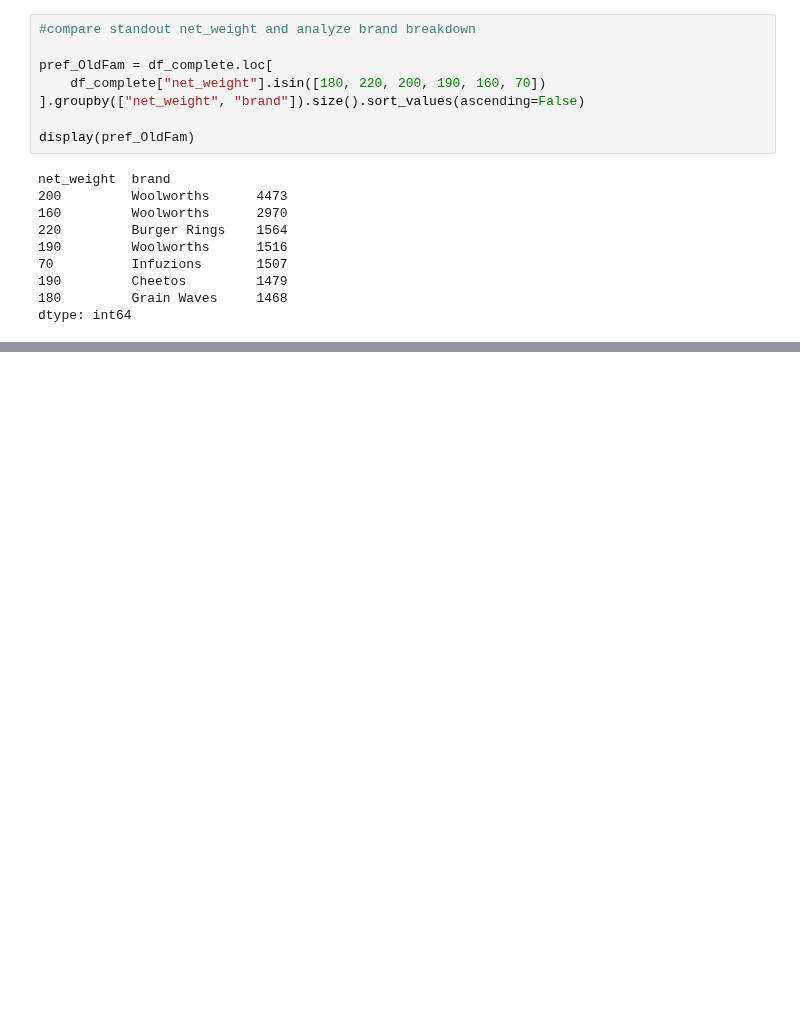
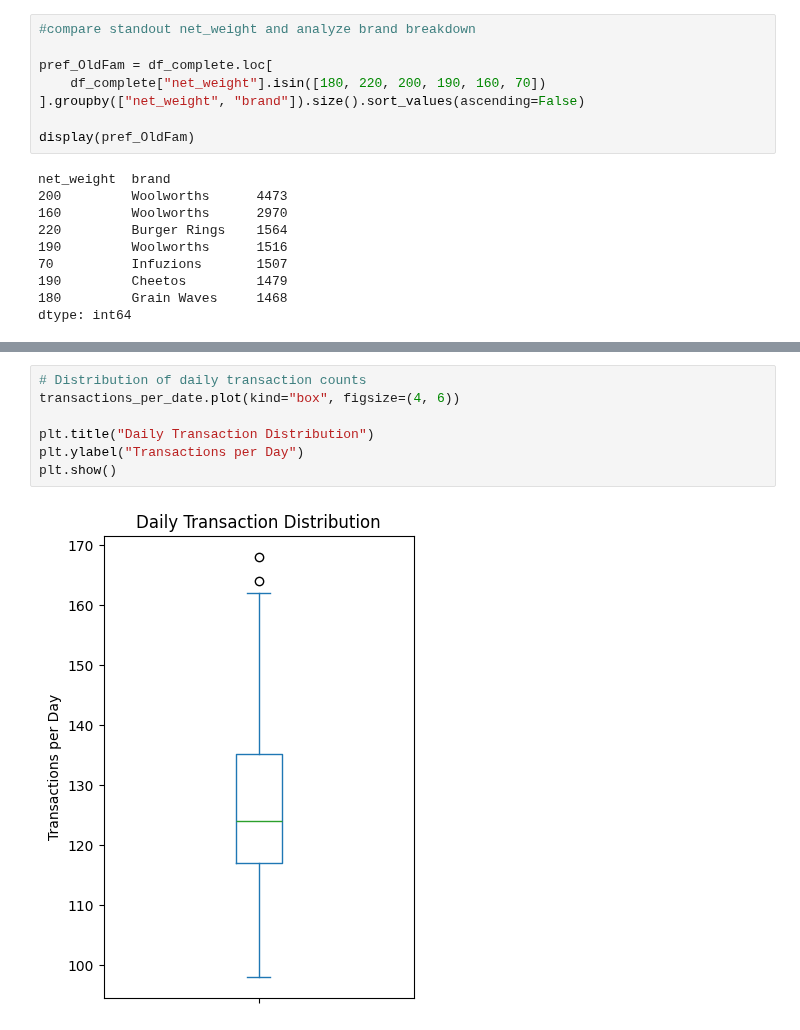
Before and after one commit to J0NA1RON/retail-customer-segmentation, a Jupyter notebook: notebooks/DATA PREPARATION.ipynb, the cells around one changed output, grey strips where cells are left out. Saved outputs shown, nothing was run; the diff lists cells and outputs as text; blank space fills up the shorter version.

```diff
--- a/notebooks/DATA PREPARATION.ipynb
+++ b/notebooks/DATA PREPARATION.ipynb
@@ -1022,0 +1098,9 @@ dtype: int64
+# %%
+# Distribution of daily transaction counts
+transactions_per_date.plot(kind="box", figsize=(4, 6))
+
+plt.title("Daily Transaction Distribution")
+plt.ylabel("Transactions per Day")
+plt.show()
+# %% [output]
+[figure, added]
```
Also changed, not shown: parts of 8 cells of this notebook, 2 other files.
